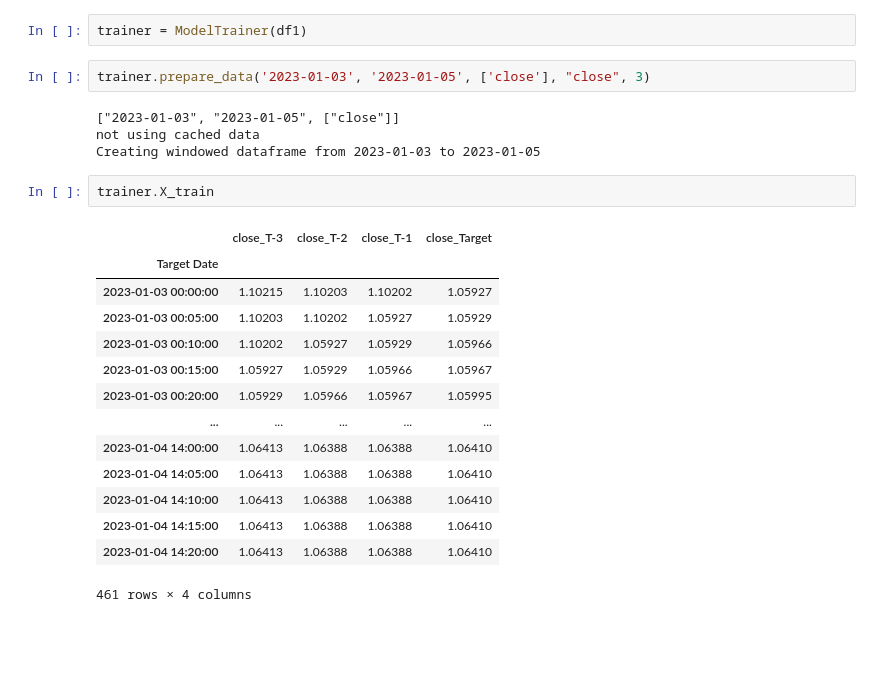
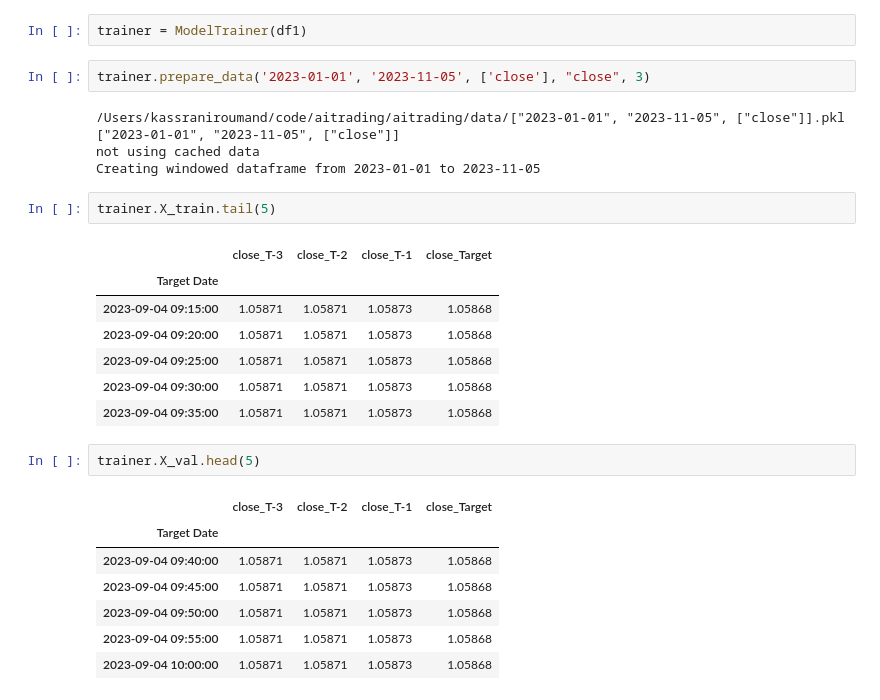
Before and after one commit to Behnaz100/aitrading, a Jupyter notebook: aitrading/notebooks/kassraniroumand_notebook3.ipynb, the cells around one changed output. Saved outputs shown, nothing was run; the diff lists cells and outputs as text; blank space fills up the shorter version.

```diff
--- a/aitrading/notebooks/kassraniroumand_notebook3.ipynb
+++ b/aitrading/notebooks/kassraniroumand_notebook3.ipynb
@@ -17,25 +14,29 @@ n = 3
 # %%
 trainer = ModelTrainer(df1)
 # %%
-trainer.prepare_data('2023-01-03', '2023-01-05', ['close'], "close", 3)
+trainer.prepare_data('2023-01-01', '2023-11-05', ['close'], "close", 3)
 # %% [output]
-["2023-01-03", "2023-01-05", ["close"]]
+/Users/kassraniroumand/code/aitrading/aitrading/data/["2023-01-01", "2023-11-05", ["close"]].pkl
+["2023-01-01", "2023-11-05", ["close"]]
 not using cached data
-Creating windowed dataframe from 2023-01-03 to 2023-01-05
+Creating windowed dataframe from 2023-01-01 to 2023-11-05
 # %%
-trainer.X_train
+trainer.X_train.tail(5)
 # %% [output]
 |  | close_T-3 | close_T-2 | close_T-1 | close_Target |
 | Target Date |  |  |  |  |
-| 2023-01-03 00:00:00 | 1.10215 | 1.10203 | 1.10202 | 1.05927 |
-| 2023-01-03 00:05:00 | 1.10203 | 1.10202 | 1.05927 | 1.05929 |
-| 2023-01-03 00:10:00 | 1.10202 | 1.05927 | 1.05929 | 1.05966 |
-| 2023-01-03 00:15:00 | 1.05927 | 1.05929 | 1.05966 | 1.05967 |
-| 2023-01-03 00:20:00 | 1.05929 | 1.05966 | 1.05967 | 1.05995 |
-| ... | ... | ... | ... | ... |
-| 2023-01-04 14:00:00 | 1.06413 | 1.06388 | 1.06388 | 1.06410 |
-| 2023-01-04 14:05:00 | 1.06413 | 1.06388 | 1.06388 | 1.06410 |
-| 2023-01-04 14:10:00 | 1.06413 | 1.06388 | 1.06388 | 1.06410 |
-| 2023-01-04 14:15:00 | 1.06413 | 1.06388 | 1.06388 | 1.06410 |
-| 2023-01-04 14:20:00 | 1.06413 | 1.06388 | 1.06388 | 1.06410 |
+| 2023-09-04 09:15:00 | 1.05871 | 1.05871 | 1.05873 | 1.05868 |
+| 2023-09-04 09:20:00 | 1.05871 | 1.05871 | 1.05873 | 1.05868 |
+| 2023-09-04 09:25:00 | 1.05871 | 1.05871 | 1.05873 | 1.05868 |
+| 2023-09-04 09:30:00 | 1.05871 | 1.05871 | 1.05873 | 1.05868 |
+| 2023-09-04 09:35:00 | 1.05871 | 1.05871 | 1.05873 | 1.05868 |
-461 rows × 4 columns
+# %%
+trainer.X_val.head(5)
+# %% [output]
+|  | close_T-3 | close_T-2 | close_T-1 | close_Target |
+| Target Date |  |  |  |  |
+| 2023-09-04 09:40:00 | 1.05871 | 1.05871 | 1.05873 | 1.05868 |
+| 2023-09-04 09:45:00 | 1.05871 | 1.05871 | 1.05873 | 1.05868 |
+| 2023-09-04 09:50:00 | 1.05871 | 1.05871 | 1.05873 | 1.05868 |
+| 2023-09-04 09:55:00 | 1.05871 | 1.05871 | 1.05873 | 1.05868 |
+| 2023-09-04 10:00:00 | 1.05871 | 1.05871 | 1.05873 | 1.05868 |
```
Also changed, not shown: parts of 28 cells of this notebook, 2 other files.
